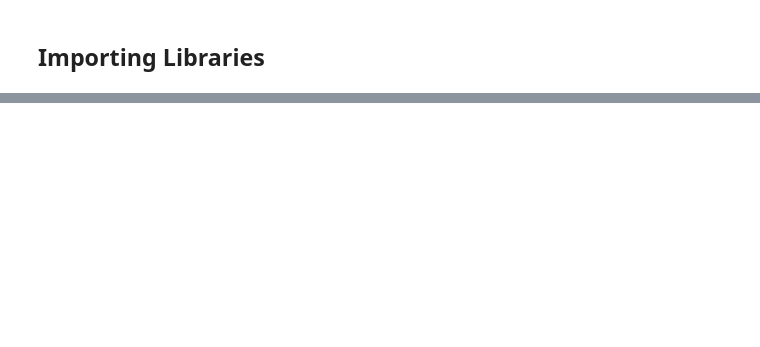
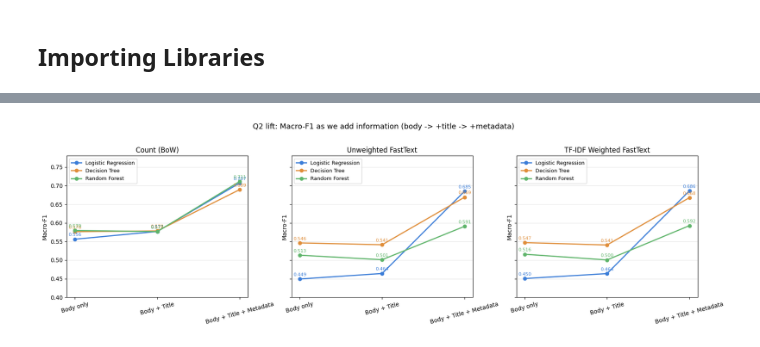
Before and after one commit to NghiaNguyen170192/cosc3081-cosc3082-adv-programming-asm3, a Jupyter notebook: task2_3.ipynb, the cells around one changed output, grey strips where cells are left out. Drawn from its saved outputs; the diff is of its cells as text; code cells hidden in the pictures; blank space fills up the shorter version.

```diff
--- a/task2_3.ipynb
+++ b/task2_3.ipynb
@@ -658,0 +540,9 @@ For longer documents, weighted embeddings would likely show a clearer advantage.
+# %%
+# 1d. Concatenate body + title for each representation -> Q2a inputs
+X_q2a_count        = sp_hstack([X_count,       X_title_count]).tocsr()
+X_q2a_unweighted   = np.hstack([X_unweighted,  X_title_unweighted])
+X_q2a_weighted     = np.hstack([X_weighted,    X_title_weighted])
+
+print(f"X_q2a_count       : {X_q2a_count.shape}")
+print(f"X_q2a_unweighted  : {X_q2a_unweighted.shape}")
+print(f"X_q2a_weighted    : {X_q2a_weighted.shape}")
@@ -658,0 +692,33 @@ For longer documents, weighted embeddings would likely show a clearer advantage.
+# %%
+# 4c. Lift chart — Macro-F1 across scopes, one line per (representation, model)
+fig, axes = plt.subplots(1, 3, figsize=(17, 5), sharey=True)
+
+scope_order = ['Body only', 'Body + Title', 'Body + Title + Metadata']
+reps        = ['Count (BoW)', 'Unweighted FastText', 'TF-IDF Weighted FastText']
+model_color = {'Logistic Regression': '#3b7dd8',
+               'Decision Tree'      : '#e08e3a',
+               'Random Forest'      : '#5fb56b'}
+
+for ax, rep in zip(axes, reps):
+    for model_name, color in model_color.items():
+        ys = [
+            all_df.query(
+                "Scope==@s and Representation==@rep and Model==@model_name"
+            )['Macro-F1'].iloc[0]
+            for s in scope_order
+        ]
+        ax.plot(scope_order, ys, marker='o', linewidth=2, label=model_name, color=color)
+        for x_, y_ in zip(scope_order, ys):
+            ax.text(x_, y_+0.008, f"{y_:.3f}", ha='center', fontsize=8, color=color)
+    ax.set_title(rep)
+    ax.set_ylabel('Macro-F1')
+    ax.set_ylim(0.40, 0.78)
+    ax.tick_params(axis='x', rotation=15)
+    ax.grid(axis='y', alpha=0.3)
+    ax.legend(loc='upper left', fontsize=9)
+
+plt.suptitle('Q2 lift: Macro-F1 as we add information (body -> +title -> +metadata)', fontsize=13, y=1.02)
+plt.tight_layout()
+plt.show()
+# %% [output]
+[figure, added]
```
Also changed, not shown: parts of 47 cells of this notebook, 1 other file.
